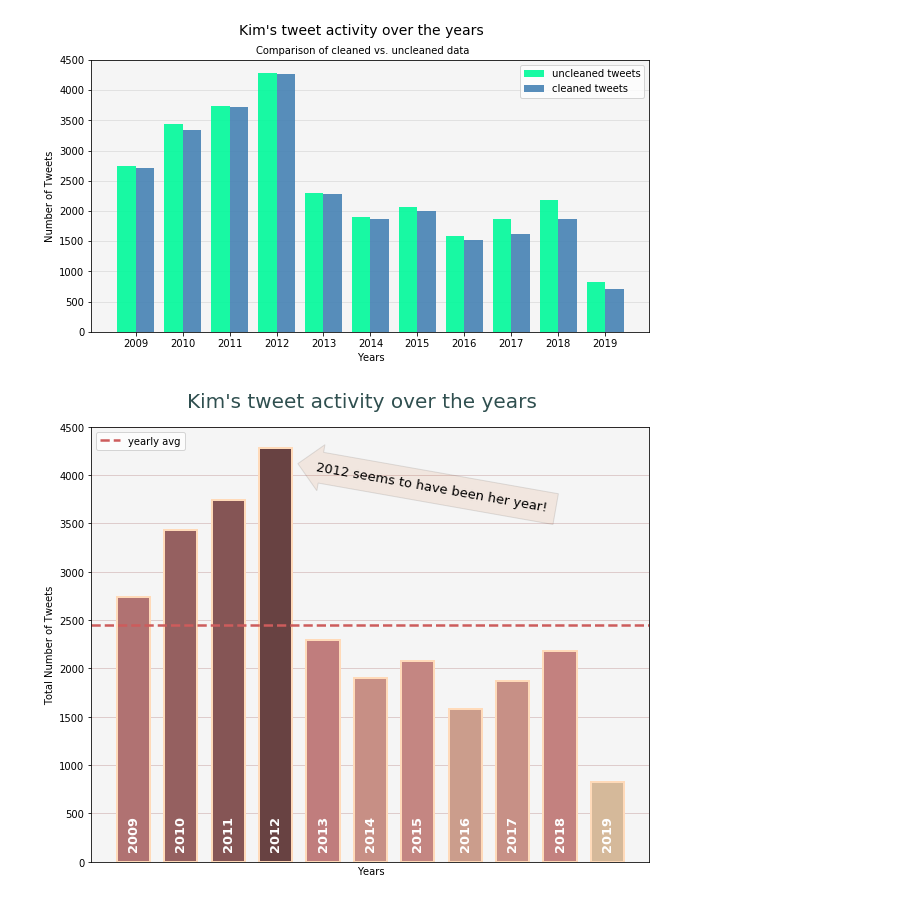
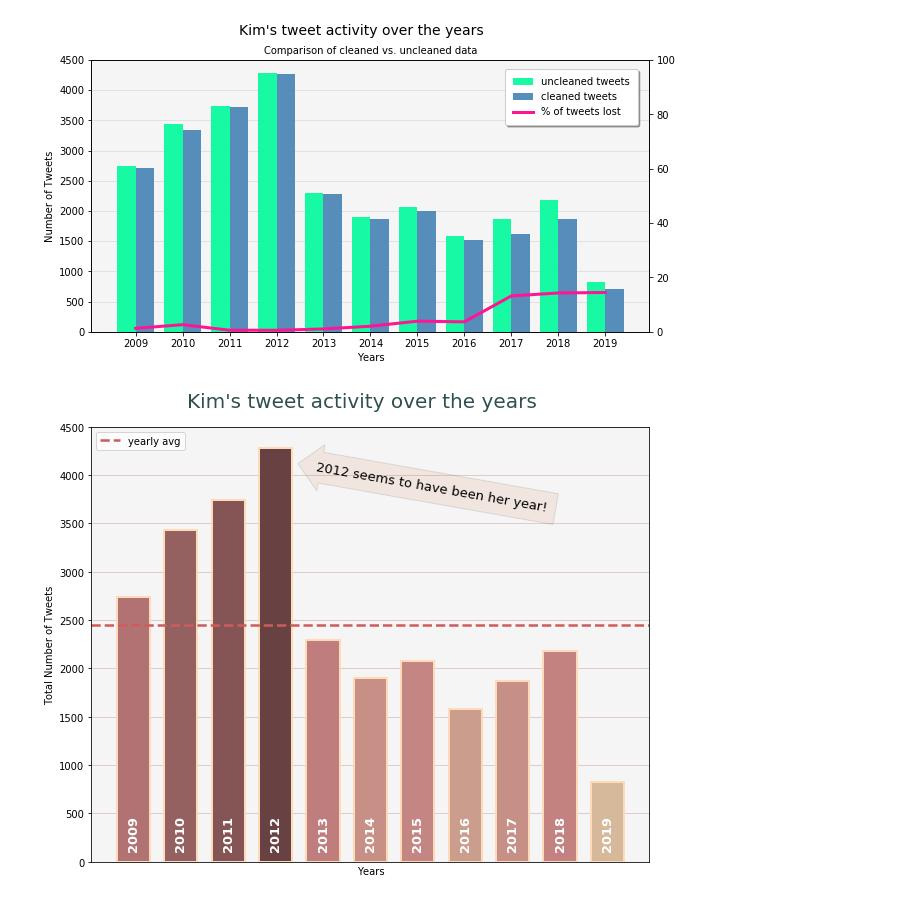
Before and after one commit to brokkoligirl/kimtweets, a Jupyter notebook: Kim's Complete Twitter Timeline (cleaned).ipynb, the cells around one changed output. Drawn from its saved outputs; the diff is of its cells as text; code cells hidden in the pictures.

```diff
--- a/Kim's Complete Twitter Timeline (cleaned).ipynb
+++ b/Kim's Complete Twitter Timeline (cleaned).ipynb
@@ -112,11 +104,0 @@ clean["tokenized_nonstop"] = stopwords_removed
-# %%
-ps = nltk.PorterStemmer()
-# so stemming basically reverses inflection so only the root of each word remains but this doesn't seem
-# to be doing anything for Kim anyway so I'm just leaving this here for future reference I guess?
-
-def stemming(tweet):
-    text = [ps.stem(word) for word in tweet]
-    return tweet
-
-stemmed = [stemming(tweet) for tweet in stopwords_removed]
-clean["stemmed"] = stemmed
@@ -136,11 +104,0 @@ clean = clean.drop(columns="stemmed")
-# %%
-# on to lemmatization which is kinda similar to stemming but not totally the same
-
-wn = nltk.WordNetLemmatizer()
-
-def lemmatizer(tweet):
-    tweet = [wn.lemmatize(word) for word in tweet]
-    return tweet
-
-lemmatized = [lemmatizer(tweet) for tweet in clean["tokenized_nonstop"]]
-clean["lemmatized"] = lemmatized
@@ -196,8 +291,8 @@ k2017 = frames[8]
 k2018 = frames[9]
 k2019 = frames[10]
 
-yearly_tweets = [len(k2009), len(k2010), len(k2011), len(k2012), len(k2013),
-           len(k2014), len(k2015), len(k2016), len(k2017), len(k2018), len(k2019)]
+yearly_tweets = np.array([len(k2009), len(k2010), len(k2011), len(k2012), len(k2013),
+           len(k2014), len(k2015), len(k2016), len(k2017), len(k2018), len(k2019)])
 
 
 # this is our cleaned data
@@ -213,37 +308,44 @@ clean2015 = c_frames[6]
 clean2016 = c_frames[7]
 clean2017 = c_frames[8]
 clean2018 = c_frames[9]
 clean2019 = c_frames[10]
 
-cleaned_yearly_tweets = [len(clean2009), len(clean2010), len(clean2011), len(clean2012), len(clean2013),
-           len(clean2014), len(clean2015), len(clean2016), len(clean2017), len(clean2018), len(clean2019)]
+cleaned_yearly_tweets = np.array([len(clean2009), len(clean2010), len(clean2011), len(clean2012), len(clean2013),
+           len(clean2014), len(clean2015), len(clean2016), len(clean2017), len(clean2018), len(clean2019)])
+
 
 
 # let's plot!
 title = "Kim's tweet activity over the years"
 n_groups = len(years)
 index = np.arange(n_groups)
 bar_width = 0.4
 opacity = 0.9
 
 fig = plt.figure(figsize=(10,5))
 fig.suptitle(title, size=14)
 ax1 = fig.add_subplot(111)
 
-unclean_bars = ax1.bar(index, yearly_tweets,
+unclean_bars = ax1.bar(np.array(index), yearly_tweets,
                  bar_width, alpha=opacity, color='mediumspringgreen', label='uncleaned tweets', zorder=2)
 
-clean_bars = ax1.bar(index + bar_width, cleaned_yearly_tweets,
+clean_bars = ax1.bar(np.array(index + bar_width), cleaned_yearly_tweets,
                bar_width, alpha=opacity, color='steelblue', label='cleaned tweets', zorder=2)
 
 ax1.set_xlabel('Years')
 ax1.set_ylabel('Number of Tweets')
-ax1.set_title("Comparison of cleaned vs. uncleaned data     ", size=10)
+ax1.set_title("Comparison of cleaned vs. uncleaned data", size=10)
 ax1.set_facecolor('whitesmoke')
 ax1.grid(axis='y', color='gainsboro', zorder=1)
-ax1.legend()
 
+
+ax2 = ax1.twinx()
+ax2.set_ylim((0,100))
+percent_lost = np.array([100*(1-(cleaned_yearly_tweets / yearly_tweets))]).reshape((11, 1))
+scatter = ax2.plot(index+0.5*bar_width, percent_lost, c='deeppink', label="% of tweets lost", linewidth=3)
 plt.xticks(index + 0.5*bar_width, years, rotation=0)
+fig.legend(loc='upper right', bbox_to_anchor=(0.84, 0.85), borderpad=.8, shadow=True)
+
 plt.show()
 # %% [output]
-[figure, old version]
+[figure, new version]
```
Also changed, not shown: parts of 28 cells of this notebook, 1 other file.
